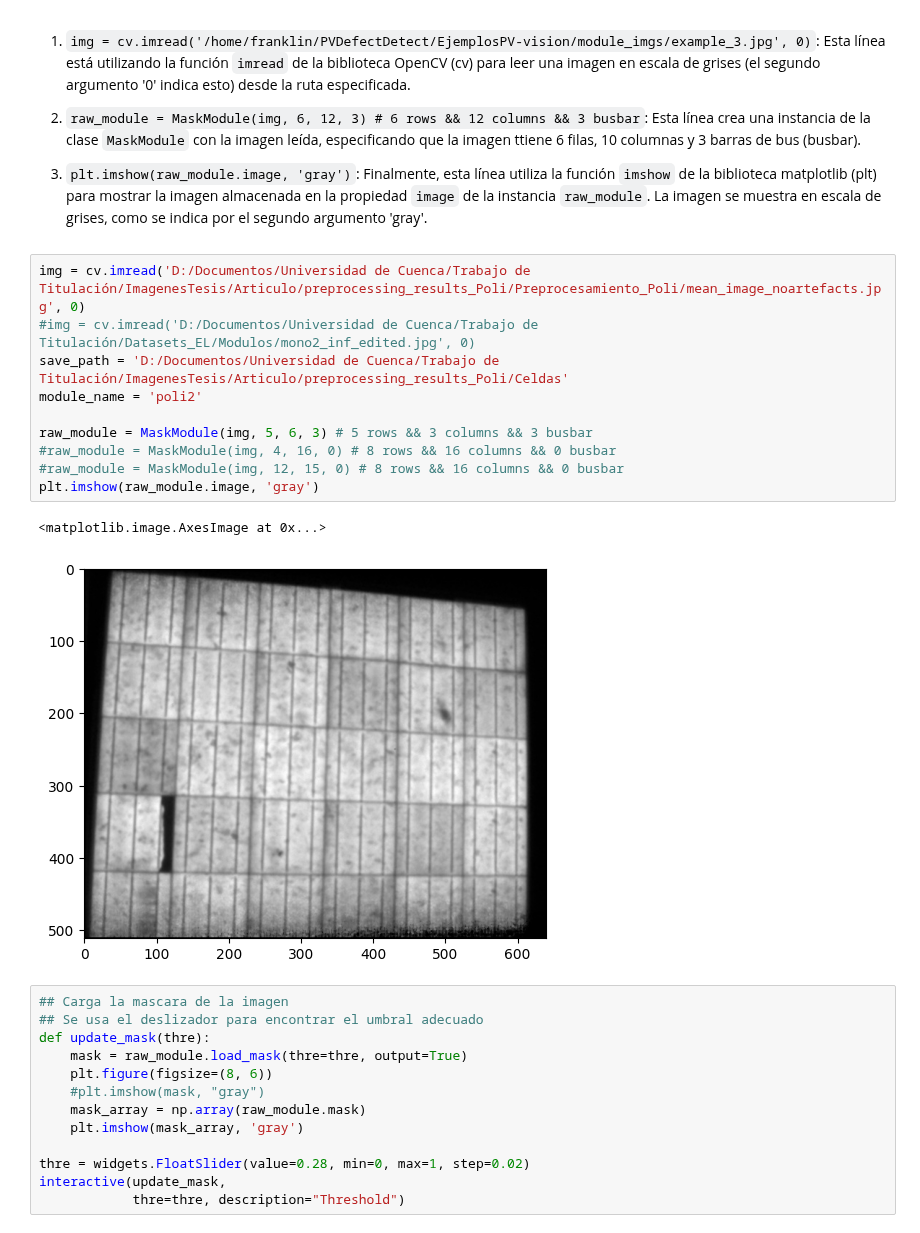
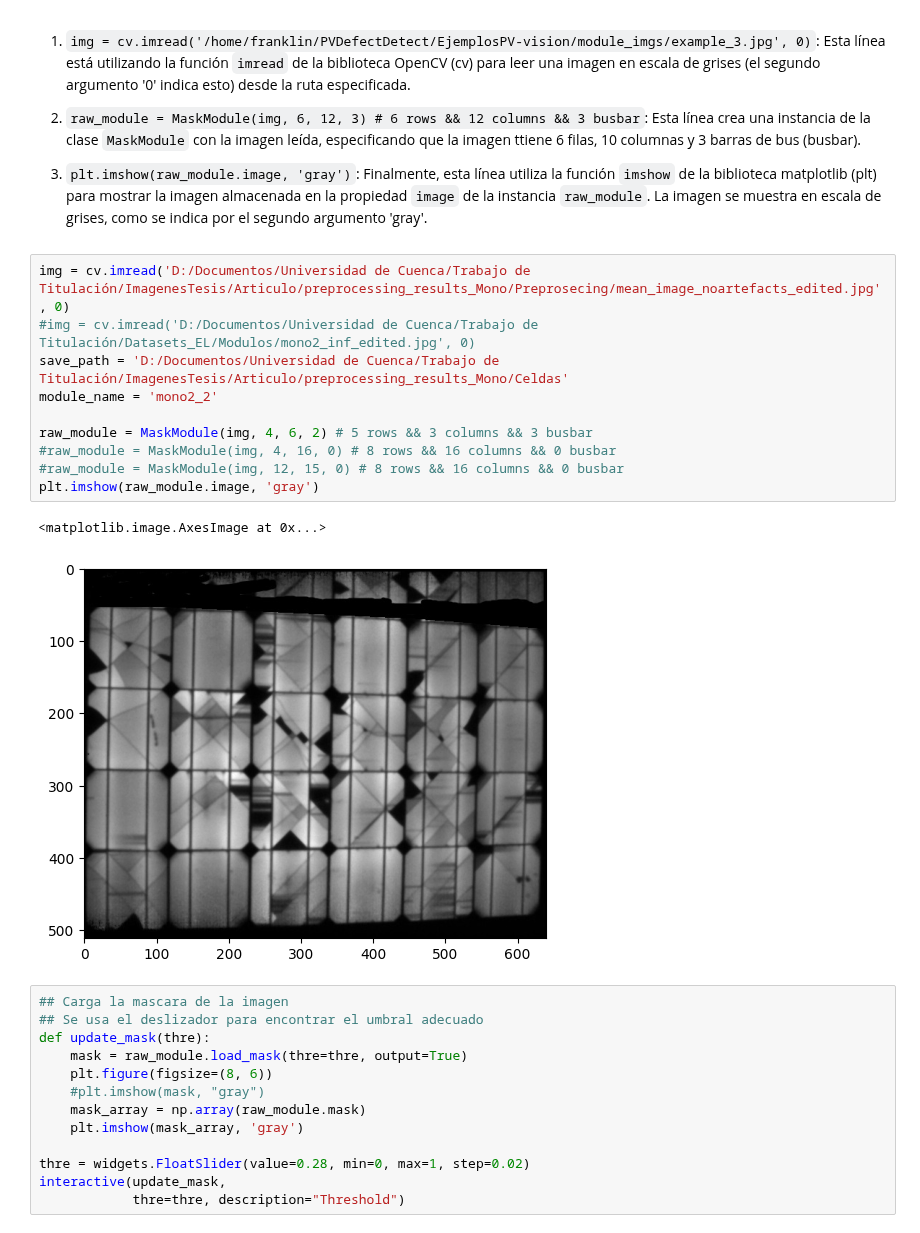
Before and after one commit to Franklingo13/PVDefectDetect, a Jupyter notebook: Detección_de_Grietas_y_Pruebas_de_Modelos/Segmentacion_de_Celdas.ipynb, the cells around one changed output. Cells and saved outputs as stored; diff of their text form.

```diff
--- a/Detección_de_Grietas_y_Pruebas_de_Modelos/Segmentacion_de_Celdas.ipynb
+++ b/Detección_de_Grietas_y_Pruebas_de_Modelos/Segmentacion_de_Celdas.ipynb
@@ -24,18 +24,18 @@ Uso de la herramienta para recortar una imagen de módulo en celdas individuales
 
 3. `plt.imshow(raw_module.image, 'gray')`: Finalmente, esta línea utiliza la función `imshow` de la biblioteca matplotlib (plt) para mostrar la imagen almacenada en la propiedad `image` de la instancia `raw_module`. La imagen se muestra en escala de grises, como se indica por el segundo argumento 'gray'.
 # %%
-img = cv.imread('D:/Documentos/Universidad de Cuenca/Trabajo de Titulación/ImagenesTesis/Articulo/preprocessing_results_Poli/Preprocesamiento_Poli/mean_image_noartefacts.jpg', 0)
+img = cv.imread('D:/Documentos/Universidad de Cuenca/Trabajo de Titulación/ImagenesTesis/Articulo/preprocessing_results_Mono/Preprosecing/mean_image_noartefacts_edited.jpg', 0)
 #img = cv.imread('D:/Documentos/Universidad de Cuenca/Trabajo de Titulación/Datasets_EL/Modulos/mono2_inf_edited.jpg', 0)
-save_path = 'D:/Documentos/Universidad de Cuenca/Trabajo de Titulación/ImagenesTesis/Articulo/preprocessing_results_Poli/Celdas'
-module_name = 'poli2'
+save_path = 'D:/Documentos/Universidad de Cuenca/Trabajo de Titulación/ImagenesTesis/Articulo/preprocessing_results_Mono/Celdas'
+module_name = 'mono2_2'
 
-raw_module = MaskModule(img, 5, 6, 3) # 5 rows && 3 columns && 3 busbar
+raw_module = MaskModule(img, 4, 6, 2) # 5 rows && 3 columns && 3 busbar
 #raw_module = MaskModule(img, 4, 16, 0) # 8 rows && 16 columns && 0 busbar
 #raw_module = MaskModule(img, 12, 15, 0) # 8 rows && 16 columns && 0 busbar
 plt.imshow(raw_module.image, 'gray')
 # %% [output]
 <matplotlib.image.AxesImage at 0x...>
-[figure, old version]
+[figure, new version]
 # %%
 ## Carga la mascara de la imagen
 ## Se usa el deslizador para encontrar el umbral adecuado
```
Also changed, not shown: parts of 2 cells of this notebook.
